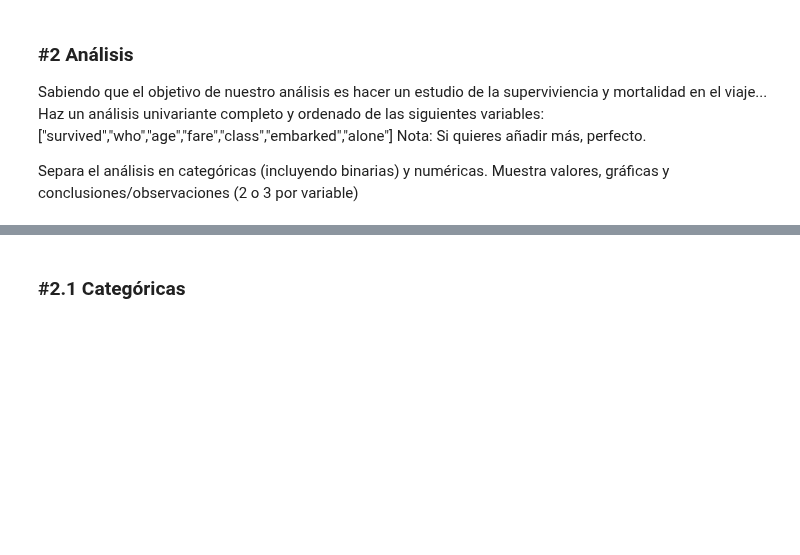
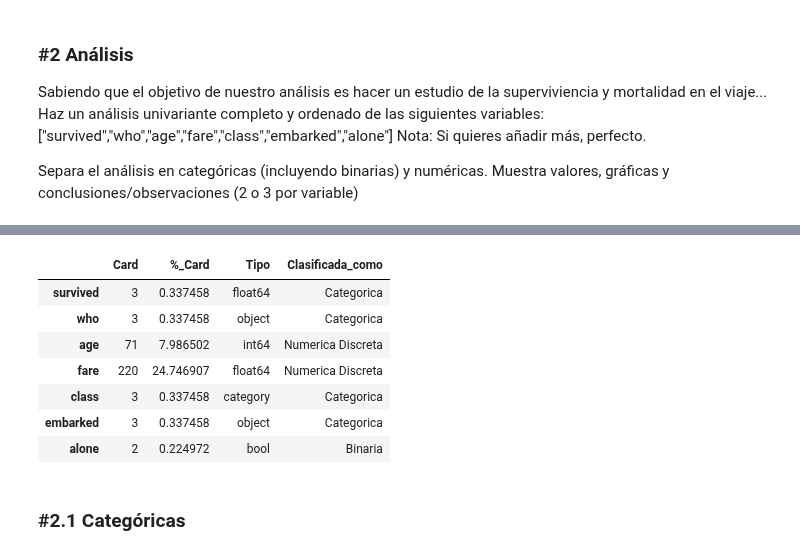
Before and after one commit to CarlosNoya/ONLINE_DS_THEBRIDGE_TRABAJOS, a Jupyter notebook: SPRINT_07/Unidad_01/Practica_Obligatoria/18_Practica_Obligatoria_Univariante.ipynb, the cells around one changed output, grey strips where cells are left out. Saved outputs shown, nothing was run; the diff lists cells and outputs as text; code cells hidden in the pictures; blank space fills up the shorter version.

```diff
--- a/SPRINT_07/Unidad_01/Practica_Obligatoria/18_Practica_Obligatoria_Univariante.ipynb
+++ b/SPRINT_07/Unidad_01/Practica_Obligatoria/18_Practica_Obligatoria_Univariante.ipynb
@@ -268 +306,5 @@ alone             bool
 dtype: object
+# %%
+#cardinalidad
+cardinalidad = df_titanic_analisis.nunique()/len(df_titanic_analisis) * 100
+cardinalidad
@@ -268,0 +320,3 @@ dtype: object
+# %%
+df_tipificacion = pd.DataFrame([df_titanic_analisis.nunique(), cardinalidad, df_titanic_analisis.dtypes]).T.rename(columns = {0: "Card", 1: "%_Card", 2: "Tipo"})
+df_tipificacion
@@ -269,3 +332,18 @@ dtype: object
+# %%
+df_tipificacion["Clasificada_como"] = "Categorica"
+df_tipificacion.loc[df_tipificacion.Card == 2, "Clasificada_como"] = "Binaria"
+df_tipificacion.loc[df_tipificacion["Card"] > 10, "Clasificada_como"] ="Numerica Discreta"
+df_tipificacion.loc[df_tipificacion["%_Card"] > 30, "Clasificada_como"] = "Numerica Continua"
+df_tipificacion
+# %% [output]
+|  | Card | %_Card | Tipo | Clasificada_como |
+| survived | 3 | 0.337458 | float64 | Categorica |
+| who | 3 | 0.337458 | object | Categorica |
+| age | 71 | 7.986502 | int64 | Numerica Discreta |
+| fare | 220 | 24.746907 | float64 | Numerica Discreta |
+| class | 3 | 0.337458 | category | Categorica |
+| embarked | 3 | 0.337458 | object | Categorica |
+| alone | 2 | 0.224972 | bool | Binaria |
 # %% [markdown]
 ### #2.1 Categóricas
 # %%
```
Also changed, not shown: parts of 19 cells of this notebook.
